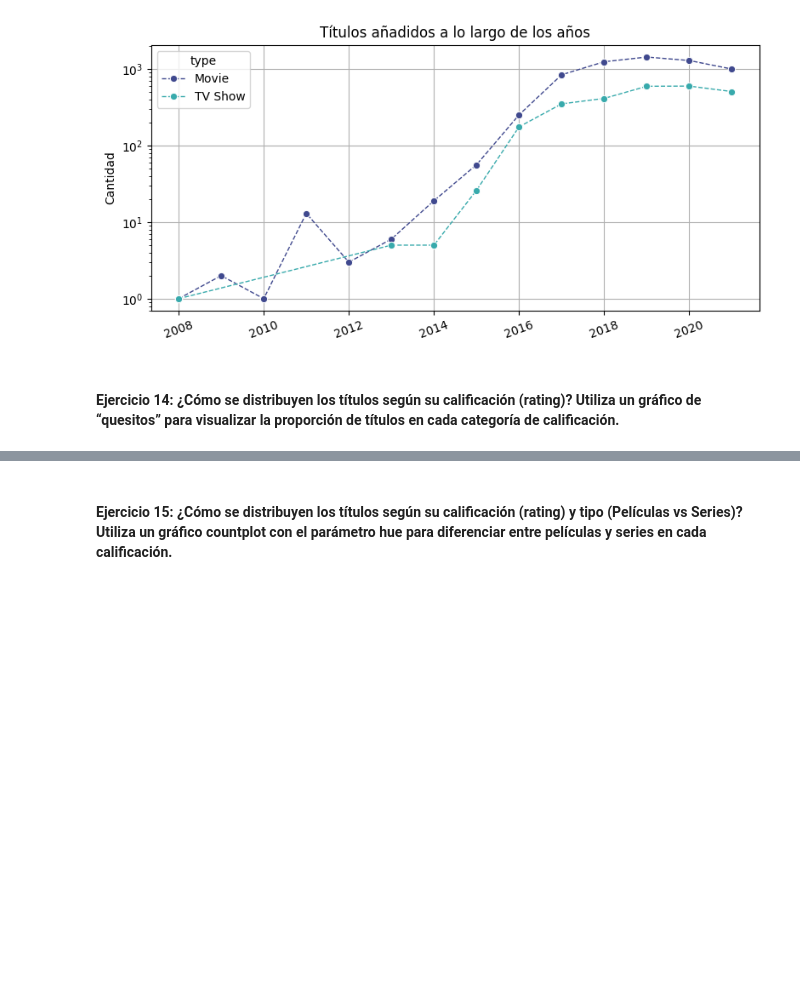
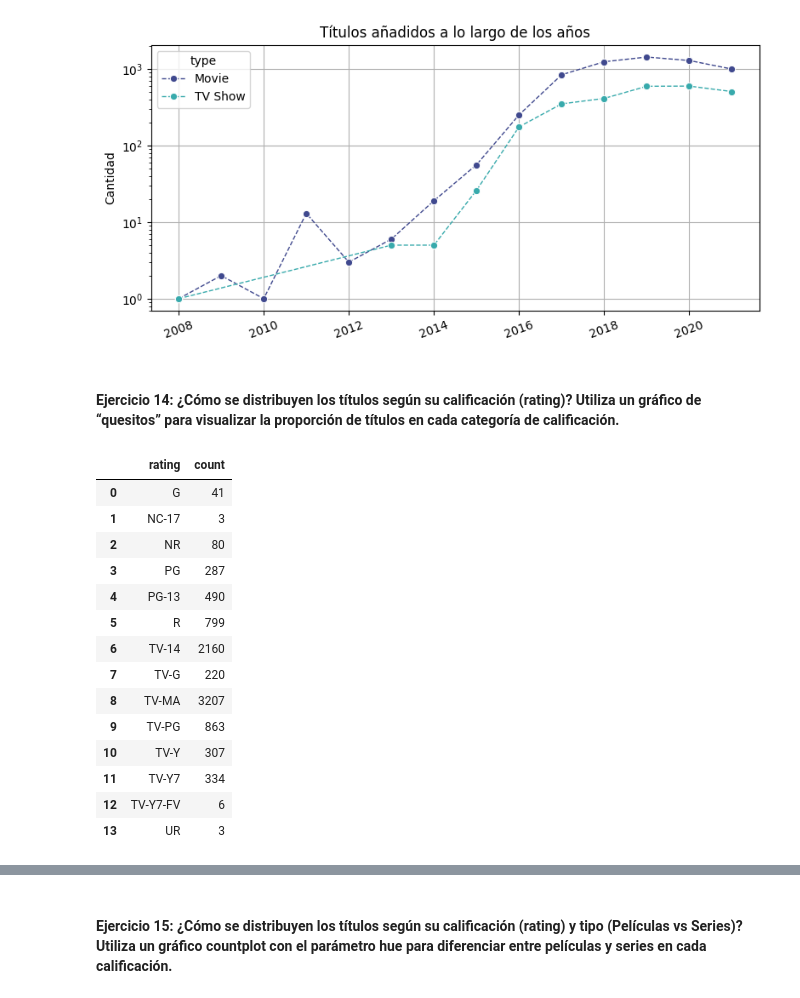
Before and after one commit to SupernovaIa/Laboratorio-Visualizacion, a Jupyter notebook: laboratorio-modulo2-leccion04-visualizacion.ipynb, the cells around one changed output, grey strips where cells are left out. Saved outputs shown, nothing was run; the diff lists cells and outputs as text; code cells hidden in the pictures; blank space fills up the shorter version.

```diff
--- a/laboratorio-modulo2-leccion04-visualizacion.ipynb
+++ b/laboratorio-modulo2-leccion04-visualizacion.ipynb
@@ -531,3 +531,23 @@ plt.tight_layout()
 [figure]
 # %% [markdown]
 #### Ejercicio 14: ¿Cómo se distribuyen los títulos según su calificación (rating)? Utiliza un gráfico de “quesitos” para visualizar la proporción de títulos en cada categoría de calificación.
+# %%
+df_rating_pie = df_clean.groupby(['rating'])['title'].count().reset_index(name='count')
+
+df_rating_pie
+# %% [output]
+|  | rating | count |
+| 0 | G | 41 |
+| 1 | NC-17 | 3 |
+| 2 | NR | 80 |
+| 3 | PG | 287 |
+| 4 | PG-13 | 490 |
+| 5 | R | 799 |
+| 6 | TV-14 | 2160 |
+| 7 | TV-G | 220 |
+| 8 | TV-MA | 3207 |
+| 9 | TV-PG | 863 |
+| 10 | TV-Y | 307 |
+| 11 | TV-Y7 | 334 |
+| 12 | TV-Y7-FV | 6 |
+| 13 | UR | 3 |
```
Also changed, not shown: parts of 2 cells of this notebook.
